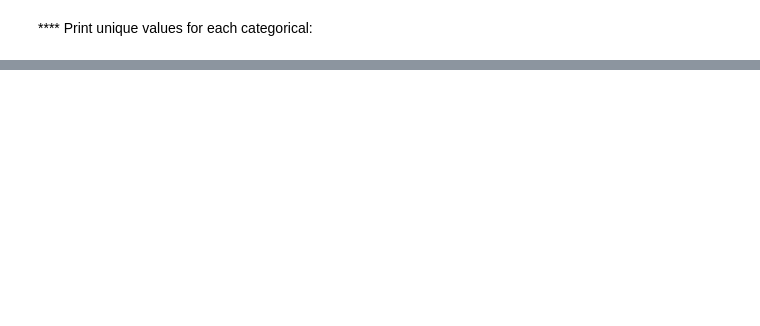
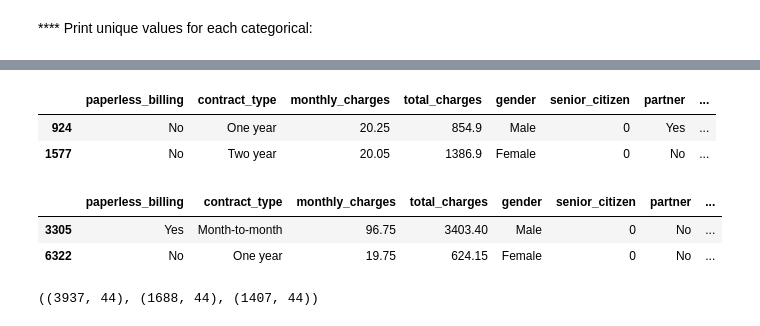
Before and after one commit to Miller-Ryan-1/classification-exercises, a Jupyter notebook: classification_exercises.ipynb, the cells around one changed output, grey strips where cells are left out. Drawn from its saved outputs; the diff is of its cells as text; code cells hidden in the pictures; blank space fills up the shorter version.

```diff
--- a/classification_exercises.ipynb
+++ b/classification_exercises.ipynb
@@ -269,0 +265,16 @@ Length: 173, dtype: int64
+# %%
+telco_validate.head(2)
+# %% [output]
+|  | paperless_billing | contract_type | monthly_charges | total_charges | gender | senior_citizen | partner | ... |
+| 924 | No | One year | 20.25 | 854.9 | Male | 0 | Yes | ... |
+| 1577 | No | Two year | 20.05 | 1386.9 | Female | 0 | No | ... |
+# %%
+telco_test.head(2)
+# %% [output]
+|  | paperless_billing | contract_type | monthly_charges | total_charges | gender | senior_citizen | partner | ... |
+| 3305 | Yes | Month-to-month | 96.75 | 3403.40 | Male | 0 | No | ... |
+| 6322 | No | One year | 19.75 | 624.15 | Female | 0 | No | ... |
+# %%
+telco_train.shape, telco_validate.shape, telco_test.shape
+# %% [output]
+((3937, 44), (1688, 44), (1407, 44))
```
Also changed, not shown: parts of 57 cells of this notebook, 1 other file.
